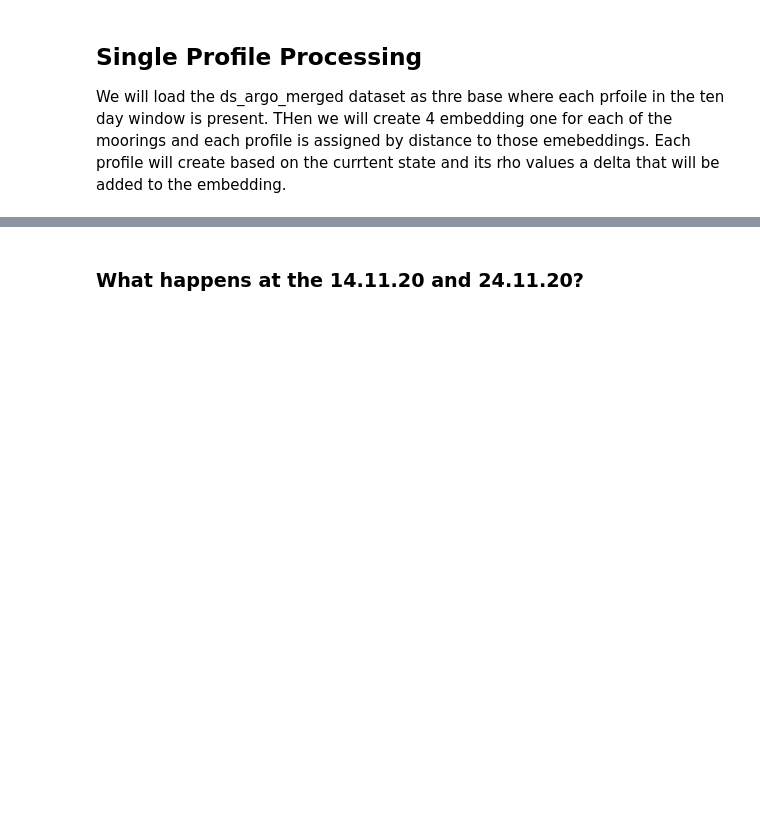
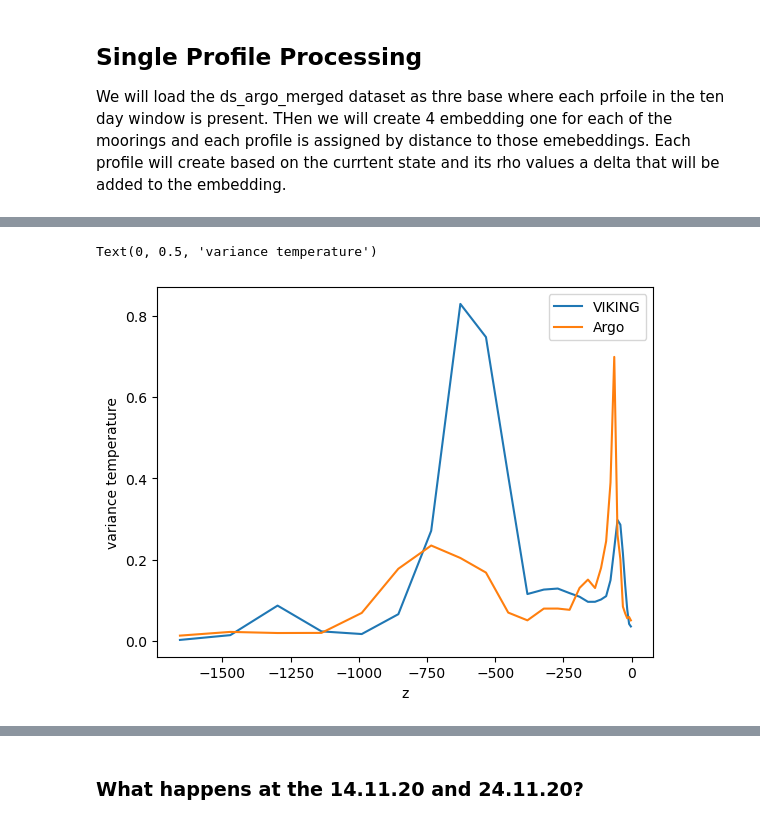
Before and after one commit to ywoelker/rapid-geostrophic-reconstruction, a Jupyter notebook: rapid_umo_reconstruction/06_argo_prediction.ipynb, the cells around one changed output, grey strips where cells are left out. Drawn from its saved outputs; the diff is of its cells as text; code cells hidden in the pictures; blank space fills up the shorter version.

```diff
--- a/rapid_umo_reconstruction/06_argo_prediction.ipynb
+++ b/rapid_umo_reconstruction/06_argo_prediction.ipynb
@@ -15,7 +12,7 @@ def load_merged_argo_dataset_and_tumo(time_smoothing, lat_bounds = None):
 
     t_umo_obs = t_umo_obs.resample(time = time_smoothing).mean()
 
-    ds_argo_merged = ds_argo_merged.sel(time = t_umo_obs.time.data, method = 'nearest')
+    ds_argo_merged = ds_argo_merged.sel(time = t_umo_obs.time.data)#, method = 'nearest')
     ds_argo_merged = ds_argo_merged.isel(z = slice(None, None, -1))
 
     if lat_bounds is not None:
@@ -1447,6 +1444,8 @@ plt.scatter(mapped[test_indices, 0], mapped[test_indices, 1], marker='*', c = co
 We will load the ds_argo_merged dataset as thre base where each prfoile in the ten day window is present.
 THen we will create 4 embedding one for each of the moorings and each profile is assigned by distance to those emebeddings.
 Each profile will create based on the currtent state and its rho values a delta that will be added to the embedding.
+# %%
+time_smoothing = '90D'
 # %%
 dv_dz_obs = xr.open_dataset('../rapid-geostrophic-reconstruction/data/dv_dz_obs.nc')
 dv_dz_obs = dv_dz_obs.resample(time = time_smoothing).mean()
@@ -1472,7 +1471,7 @@ Coordinates:
 # %%
 from copy import deepcopy
 # %%
-ds_argo_merged_10days, t_umo_10days = load_merged_argo_dataset_and_tumo('10D', lat_bounds = lat_bounds)
+ds_argo_merged_10days, t_umo_10days = load_merged_argo_dataset_and_tumo(time_smoothing, lat_bounds = lat_bounds)
 
 compartments = [
     ['west_p', -76.74, -70, 'west'],
@@ -1481,8 +1480,20 @@ compartments = [
     ['east_p', -30, -13.5, 'east']
 ]
 
+ds_argo_merged_sim = xr.open_dataset(f'../rapid-geostrophic-reconstruction/data/ds_argo_{time_smoothing}_viking.nc')
+depth_boundaries = np.diff(ds_argo_merged_sim.z.values)
+depth_boundaries = (depth_boundaries / 2) + ds_argo_merged_sim.z.values[:-1]
+
+grouped_depth_profile = ds_argo_merged_10days.groupby_bins('z', np.concatenate([depth_boundaries, [0.0]])).mean()
+ds_argo_merged_10days = grouped_depth_profile.assign_coords(z_bins = ds_argo_merged_sim.z.values[1:]).rename({'z_bins': 'z'}).interpolate_na('z')
+
+ds_argo_merged_10days = ds_argo_merged_10days.transpose('time', 'z', 'pos')
+
+
 # We only take the first 2000 meters depth
 ds_argo_merged_10days = ds_argo_merged_10days.where(ds_argo_merged_10days.z > -2000, drop = True)
+
+ds_argo_merged_10days = ds_argo_merged_10days.where(ds_argo_merged_10days.salinity > 0).fillna(0)
 # %%
 ds_argo_merged_10days
 # %% [output]
@@ -2067,0 +2299,17 @@ plt.savefig('argo_nn_reconstruction.png')
+# %%
+# After 2019 there is a large drift in the model temperatue therefore we select only the prior years.
+a = ds_argo_merged_sim.where(ds_argo_merged_sim.z > -2000, drop = True).sel(time = ds_argo_merged_10days.time).sel(time = slice(None, '2019-01-01')).stack({'profile': ['time', 'pos']})
+
+# salinity larger than 25 takes only valid measurment points as some are filled with zeros.
+a.where(a.profile_mask.any('z'), drop = True).temperature.where(a.salinity > 25).diff('z').var('profile').plot(label = 'VIKING')
+
+
+b = ds_argo_merged_10days.sel(time = slice(None, '2019-01-01')).stack({'profile': ['time', 'pos']})
+
+b.where(b.profile_mask.any('z'), drop = True).temperature.where(b.salinity > 25).diff('z').var('profile').plot(label = 'Argo')
+plt.legend()
+
+plt.ylabel('variance temperature')
+# %% [output]
+Text(0, 0.5, 'variance temperature')
+[figure, added]
```
Also changed, not shown: parts of 29 cells of this notebook, 3 other files.
